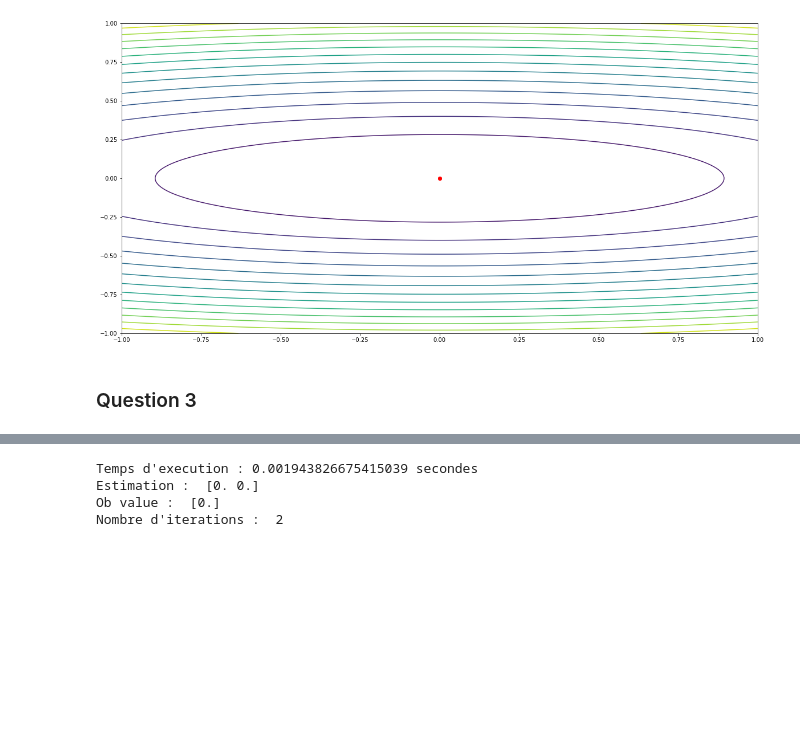
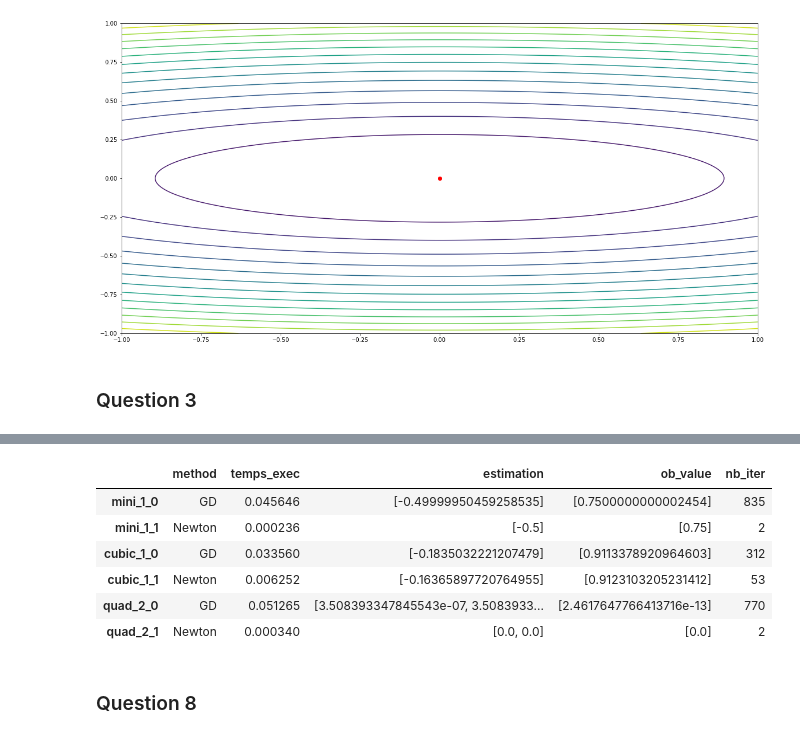
Before and after one commit to DaniGodin/ocvx, a Jupyter notebook: Code_Newton.ipynb, the cells around one changed output, grey strips where cells are left out. Drawn from its saved outputs; the diff is of its cells as text; code cells hidden in the pictures; blank space fills up the shorter version.

```diff
--- a/Code_Newton.ipynb
+++ b/Code_Newton.ipynb
@@ -80,8 +72,7 @@ cubic_1_d = {
     "convex" : False,
     "value" : (lambda x: np.array([np.power(x,3) + 3*np.square(x) + x + 1])),
     "grad"  : (lambda x: np.array([3*np.square(x) + 6*x + 1])),
-    "hess"  : (lambda x: np.array([6*x + 6])),
-    "HCN"   : 1
+    "hess"  : (lambda x: np.array([6*x + 6]))
 }
 
 cubic_1 = test_function(**cubic_1_d)
@@ -332,7 +303,7 @@ def gradient(f, x, dx=1e-6):
 # foncntions données en TP
 
 quad_I_d = {
-    "name": "quadratic_1",
+    "name": "mini_1",
     "dim" : 1,
     "nb_params" : 1,
     "convex" : True,
@@ -345,7 +316,7 @@ quad_I_d = {
 quad_I = test_function(**quad_I_d)
 
 quad_II_d = {
-    "name": "quadric_2",
+    "name": "quad_2",
     "dim" : 2,
     "nb_params" : 1,
     "convex" : True ,
@@ -545,12 +425,5 @@ Nombre d'iterations :  770
-# %%
-start = time.time()
-newton_op_pt, newton_ob_val, newton_n_iter = newton(func_3, np.array([[3,3]]))
-print("Temps d'execution : %s secondes" % (time.time() - start))
-print("Estimation : ", newton_op_pt)
-print("Ob value : ", newton_ob_val)
-print("Nombre d'iterations : ", newton_n_iter)
-# %% [output]
-Temps d'execution : 0.001943826675415039 secondes
-Estimation :  [0. 0.]
-Ob value :  [0.]
-Nombre d'iterations :  2
+# %%
+test_list_Newton = [mini_1, cubic_1, func_3]
+test_list_GD = [quad_I, cubic_I, quad_II]
+gammas = [1, 3, 1]
+x_inits = [np.array([10]), np.array([10]), np.array([[2, 2]])]
@@ -556,0 +432,47 @@ Nombre d'iterations :  2
+# %%
+test_summary = pd.DataFrame(columns=["method", "temps_exec", "estimation", "ob_value", "nb_iter"])
+
+for i in range(len(test_list_Newton)):
+
+    idt = 0
+
+    init_x = x_inits[i]
+    gamma = gammas[i]
+
+    GD_default = GD()
+    start = time.time()
+    gd_op_pt, iters, iters_dir, gd_n_iter = GD_default(init_x, (lambda x : test_list_GD[i].value (x, gamma)),
+                                             (lambda x, f, tol : test_list_GD[i].grad (x, gamma)), True)
+    end = time.time() - start
+    naming_format = "{}_{}".format(test_list_GD[i].name, idt)
+    test_summary.loc[naming_format] = pd.Series({"method": "GD",
+                                                 "temps_exec": end,
+                                                 "estimation": gd_op_pt.flatten(),
+                                                 "ob_value": test_list_GD[i].value(gd_op_pt, gamma).flatten(),
+                                                 "nb_iter": gd_n_iter})
+
+    idt += 1
+
+    start = time.time()
+    newton_op_pt, newton_ob_val, newton_n_iter = newton(test_list_Newton[i], init_x)
+    end = time.time() - start
+    naming_format = "{}_{}".format(test_list_Newton[i].name, idt)
+    test_summary.loc[naming_format] = pd.Series({"method": "Newton",
+                                                 "temps_exec": end,
+                                                 "estimation": newton_op_pt,
+                                                 "ob_value": newton_ob_val,
+                                                 "nb_iter": newton_n_iter})
+
+    idt += 1
+
+test_summary
+# %% [output]
+|  | method | temps_exec | estimation | ob_value | nb_iter |
+| mini_1_0 | GD | 0.045646 | [-0.49999950459258535] | [0.7500000000002454] | 835 |
+| mini_1_1 | Newton | 0.000236 | [-0.5] | [0.75] | 2 |
+| cubic_1_0 | GD | 0.033560 | [-0.1835032221207479] | [0.9113378920964603] | 312 |
+| cubic_1_1 | Newton | 0.006252 | [-0.16365897720764955] | [0.9123103205231412] | 53 |
+| quad_2_0 | GD | 0.051265 | [3.508393347845543e-07, 3.5083933... | [2.4617647766413716e-13] | 770 |
+| quad_2_1 | Newton | 0.000340 | [0.0, 0.0] | [0.0] | 2 |
+# %% [markdown]
+### Question 8
```
Also changed, not shown: parts of 29 cells of this notebook.
